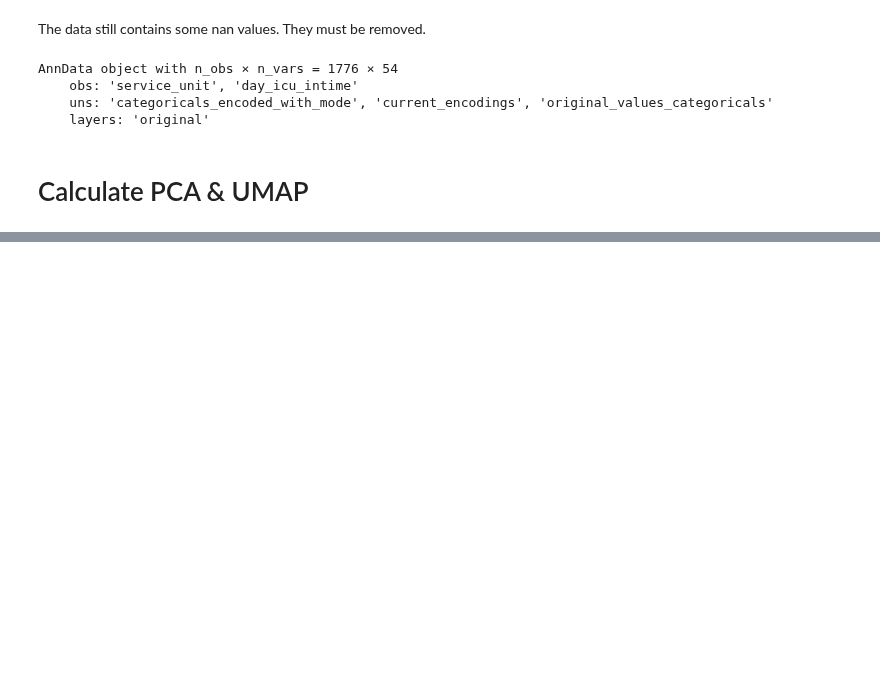
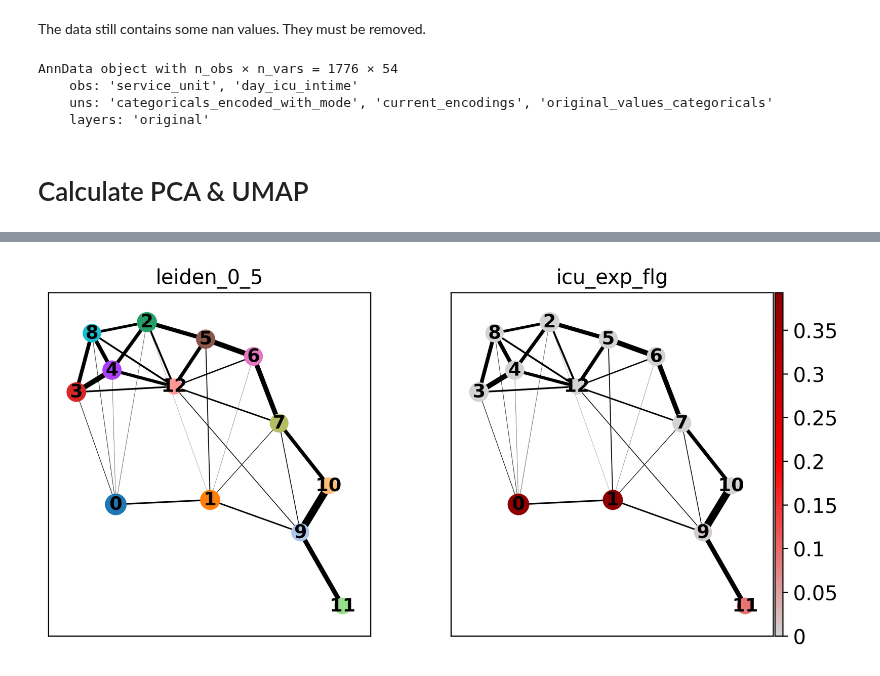
Before and after one commit to theislab/ehrapy, a Jupyter notebook: notebooks/mimic_2.ipynb, the cells around one changed output, grey strips where cells are left out. Drawn from its saved outputs; the diff is of its cells as text; code cells hidden in the pictures; blank space fills up the shorter version.

```diff
--- a/notebooks/mimic_2.ipynb
+++ b/notebooks/mimic_2.ipynb
@@ -128,0 +142,4 @@ ep.pl.umap(adata_3, color=["leiden_0_5"])
+# %%
+ep.pl.paga(adata_3, color=['leiden_0_5', 'icu_exp_flg'], cmap=sct.plot.Colormaps.grey_red.value)
+# %% [output]
+[figure, added]
```
Also changed, not shown: parts of 10 cells of this notebook, 4 other files.
